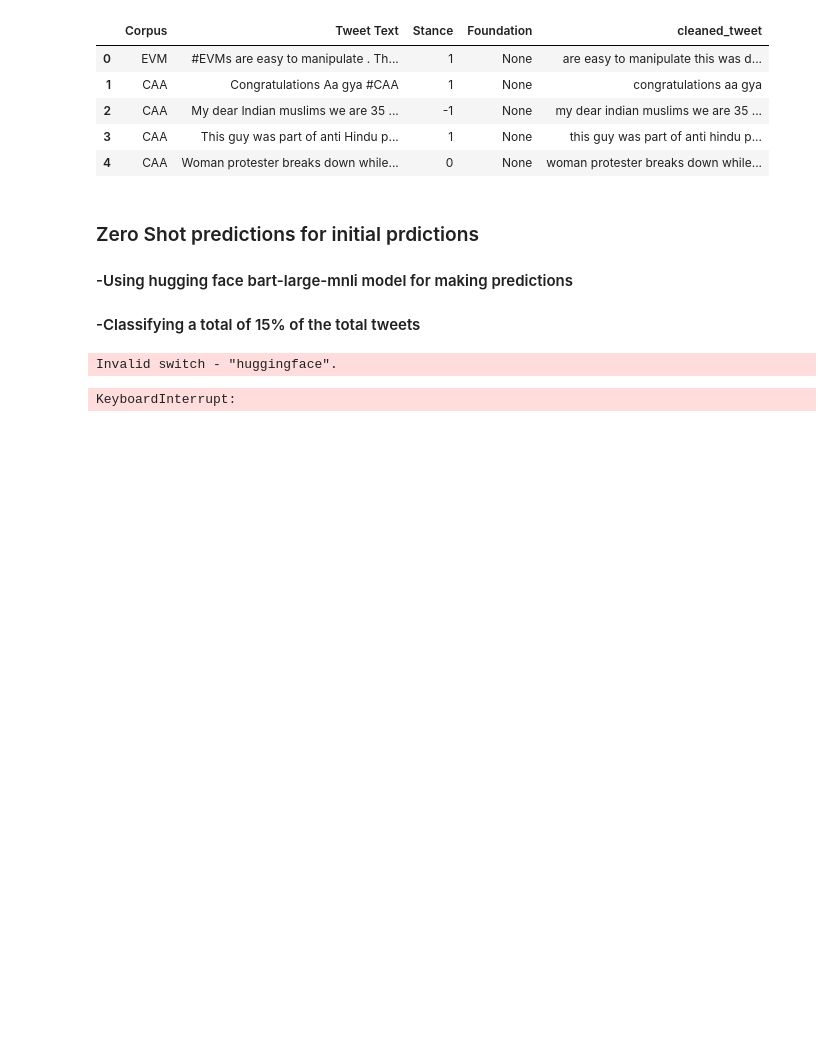
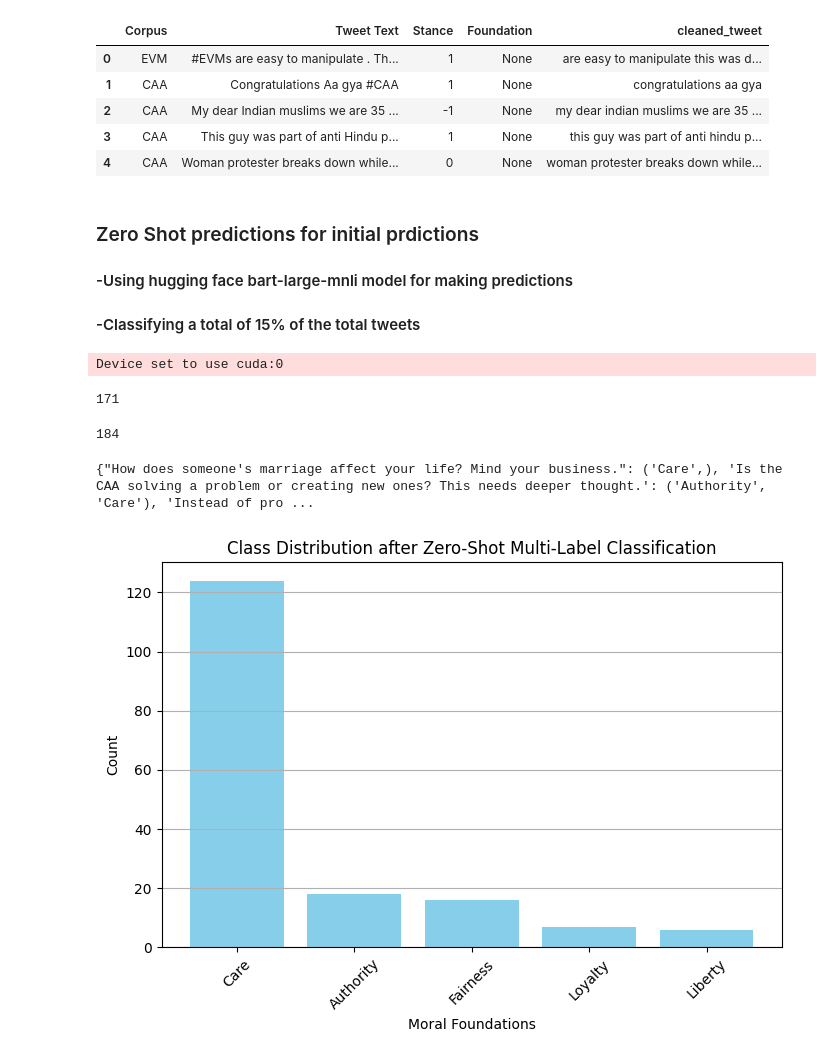
Before and after one commit to nlvmadhav/moralFoundations, a Jupyter notebook: moral_foundations.ipynb, the cells around one changed output. Saved outputs shown, nothing was run; the diff lists cells and outputs as text; code cells hidden in the pictures; blank space fills up the shorter version.

```diff
--- a/moral_foundations.ipynb
+++ b/moral_foundations.ipynb
@@ -77,42 +106,49 @@ data.head()
 ####     -Classifying a total of 15% of the total tweets
 # %%
 #classifier
-classifier = pipeline("zero-shot-classification", model = "facebook/bart-large-mnli")
+classifier = pipeline("zero-shot-classification", model = "facebook/bart-large-mnli",device = 0)
+# %% [output]
+Device set to use cuda:0
 # %%
 #data seg
 zero_samples = data.sample(frac=0.15, random_state=42)
-moral_foundations = ["Care", "Fairness", "Loyalty", "Authority", "Sanctity", "Liberty"]
+moral_foundations = ["Care", "Fairness", "Loyalty", "Authority", "Liberty"]
-# %%
-ls .cache/huggingface/transformers
-# %% [output]
-Invalid switch - "huggingface".
+# %%
+# Select threshold for final multi-label classification
+final_threshold = 0.3
+all_predicted_labels = []
+d = dict()
+for text in zero_samples["Tweet Text"]:
+    result = classifier(text, moral_foundations)
+
+    # Append selected labels
+    selected_labels = [label for label, score in zip(result["labels"], result["scores"]) if score >= final_threshold]
+    d[text] = tuple(selected_labels)
+    all_predicted_labels.extend(selected_labels)
+
+# Count label occurrences
+label_counts = Counter(all_predicted_labels)
+# %%
+len(all_predicted_labels)
+# %% [output]
+171
+# %%
+len(zero_samples["Tweet Text"])
+# %% [output]
+184
+# %%
+print(d)
+# %% [output]
+{"How does someone's marriage affect your life? Mind your business.": ('Care',), 'Is the CAA solving a problem or creating new ones? This needs deeper thought.': ('Authority', 'Care'), 'Instead of pro ...
 # %%
-#Zero shot classification
-#checking the thresholds
-
-
-# Select threshold for final multi-label classification
-final_threshold = 0.3
-all_predicted_labels = []
-
-for text in zero_shot_sample["text"]:
-    result = classifier(text, candidate_labels)
-
-    # Append selected labels
-    selected_labels = [label for label, score in zip(result["labels"], result["scores"]) if score >= final_threshold]
-    all_predicted_labels.extend(selected_labels)
-
-# Count label occurrences
-label_counts = Counter(all_predicted_labels)
-
-# Plot the distribution
+# Plot label counts vs threshold
 plt.figure(figsize=(8, 5))
 plt.bar(label_counts.keys(), label_counts.values(), color='skyblue')
 plt.title("Class Distribution after Zero-Shot Multi-Label Classification")
 plt.xlabel("Moral Foundations")
 plt.ylabel("Count")
 plt.xticks(rotation=45)
 plt.grid(axis='y')
 plt.show()
 # %% [output]
-KeyboardInterrupt:
+[figure, added]
```
Also changed, not shown: parts of 21 cells of this notebook.
